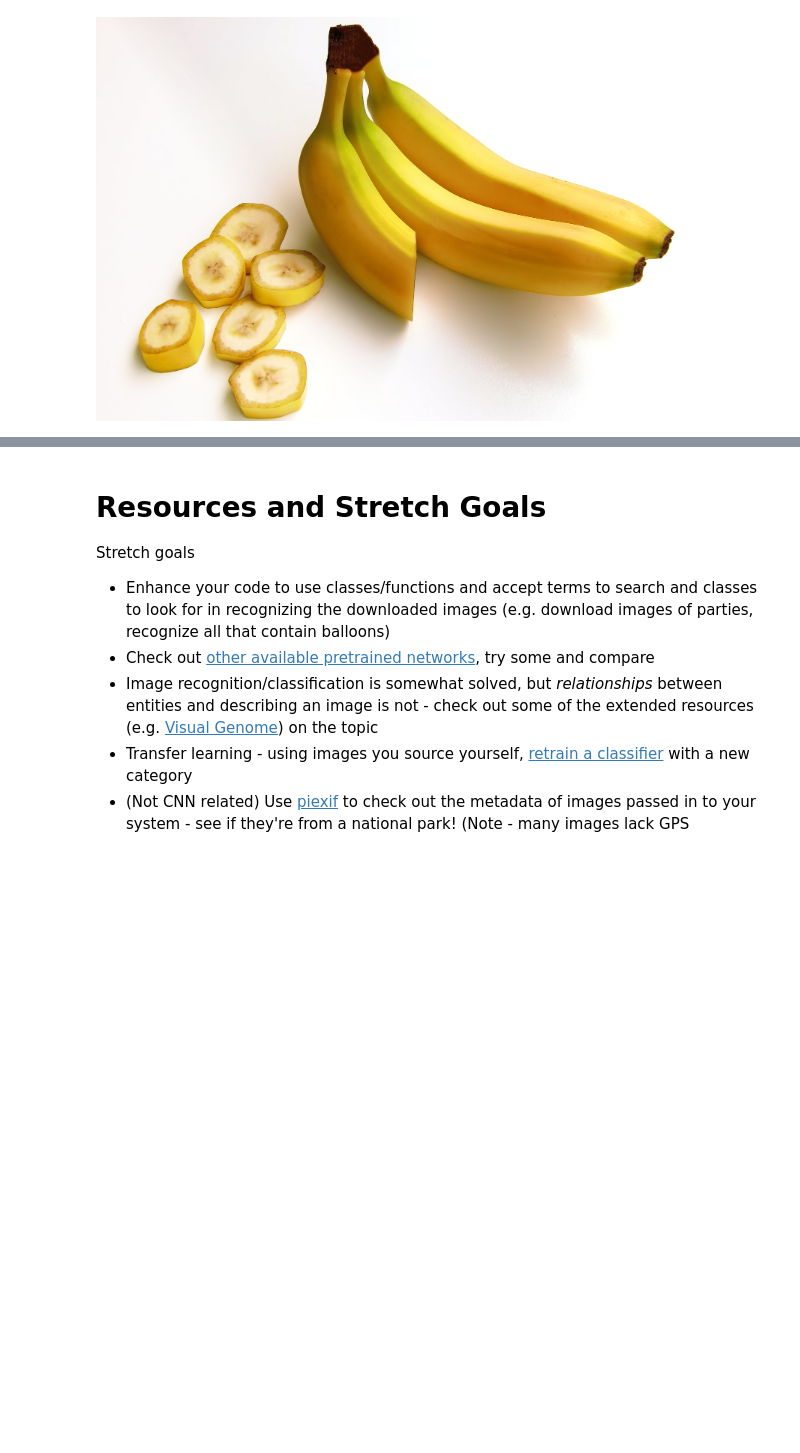
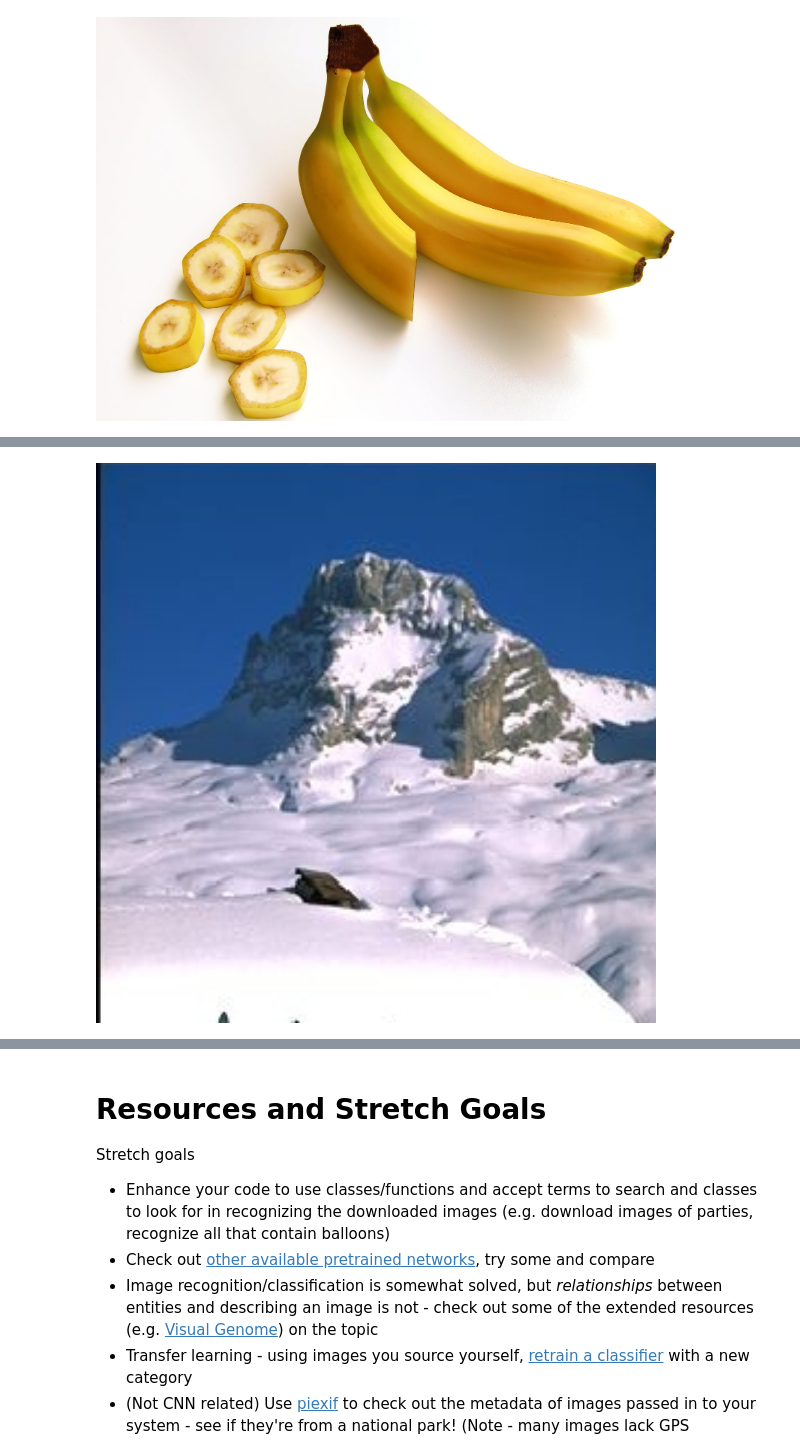
Before and after one commit to John-G-Thomas/DS-Unit-4-Sprint-3-Deep-Learning, a Jupyter notebook: module2-convolutional-neural-networks/LS_DS_432_Convolution_Neural_Networks_Assignment.ipynb, the cells around one changed output, grey strips where cells are left out. Saved outputs shown, nothing was run; the diff lists cells and outputs as text; code cells hidden in the pictures; blank space fills up the shorter version.

```diff
--- a/module2-convolutional-neural-networks/LS_DS_432_Convolution_Neural_Networks_Assignment.ipynb
+++ b/module2-convolutional-neural-networks/LS_DS_432_Convolution_Neural_Networks_Assignment.ipynb
@@ -640,0 +545,4 @@ WARNING:tensorflow:8 out of the last 8 calls to <function Model.make_predict_fun
+# %%
+Image(filename='art1131.jpg', width=600)
+# %% [output]
+[figure, added]
```
Also changed, not shown: parts of 26 cells of this notebook.
